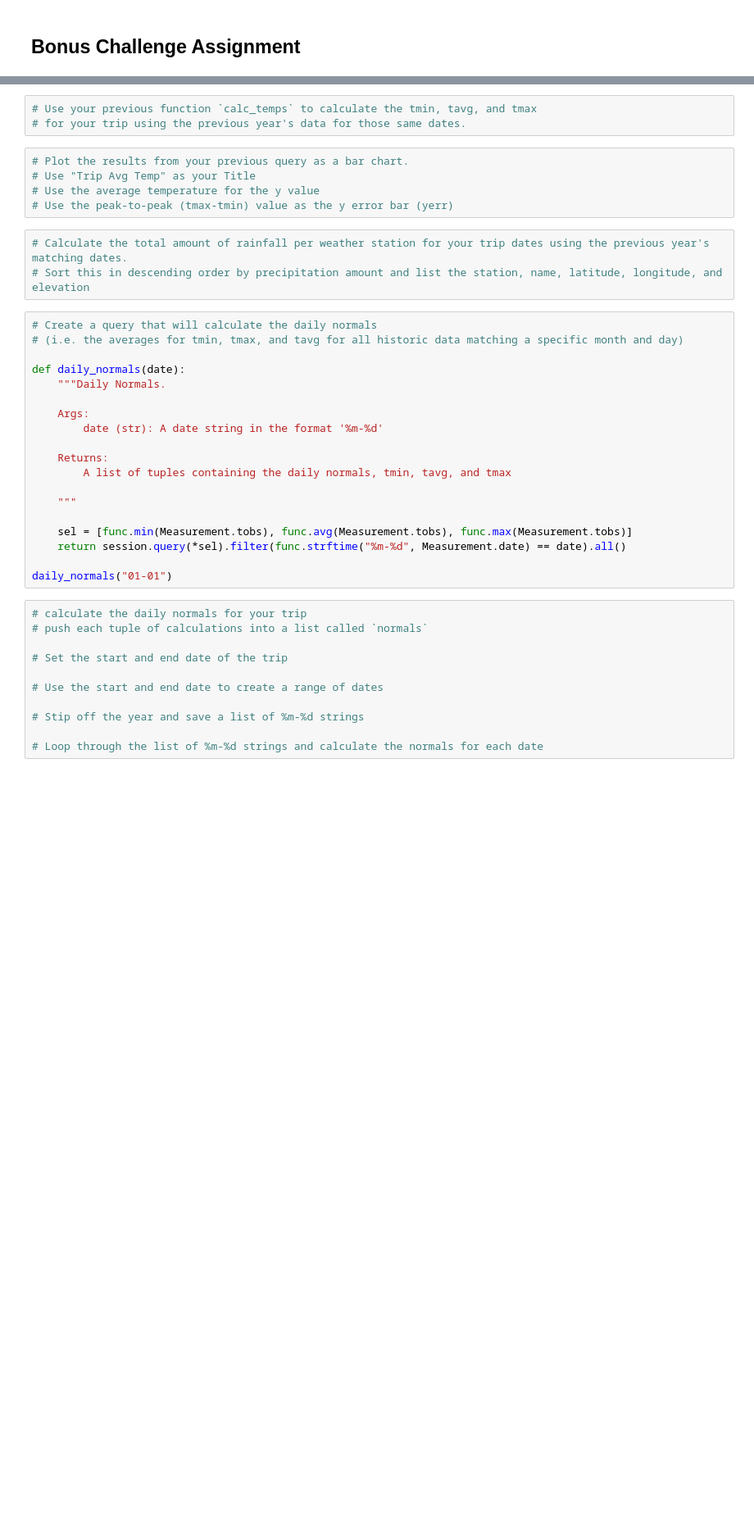
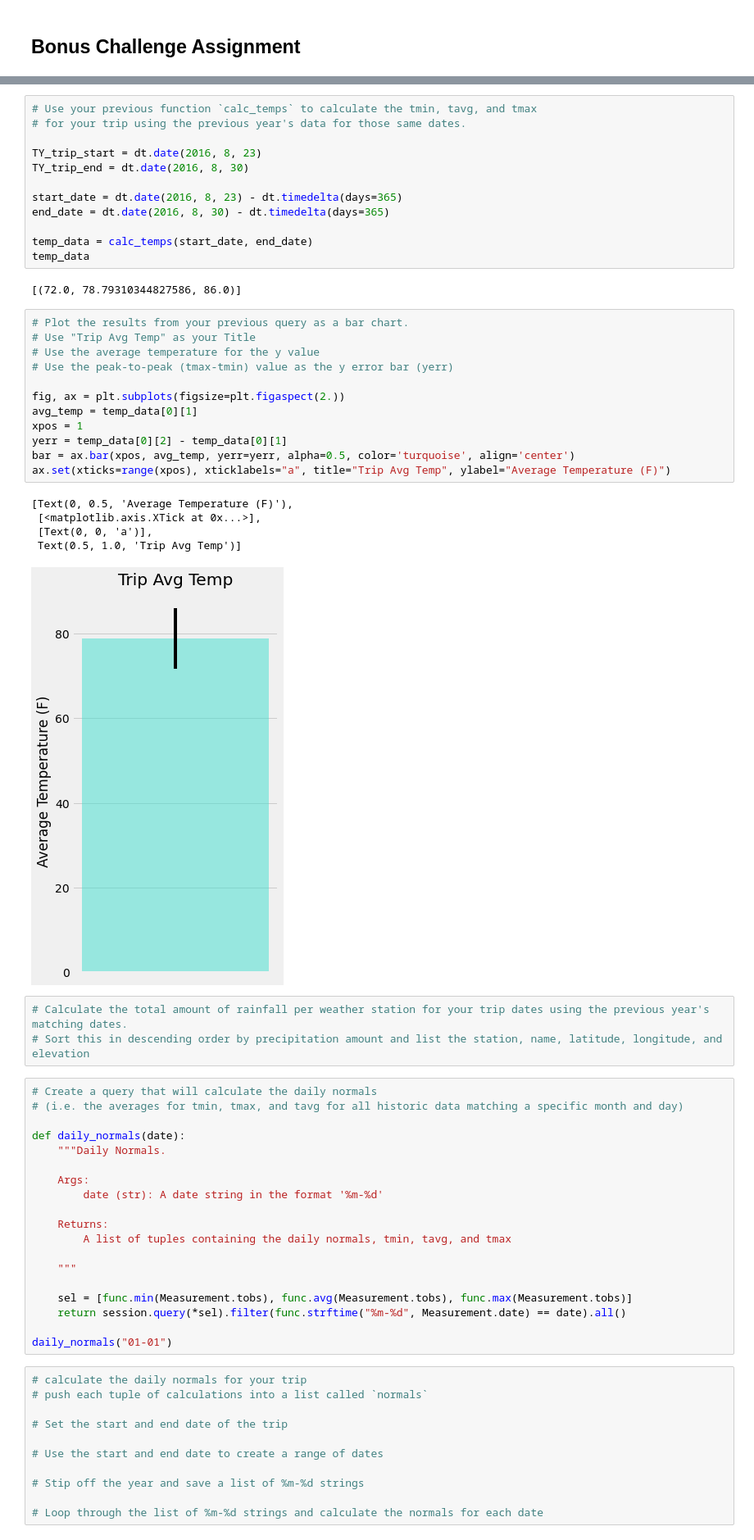
Before and after one commit to schoo424/sqlalchemy-challenge, a Jupyter notebook: climate_starter.ipynb, the cells around one changed output, grey strips where cells are left out. Shown: that part at 82% size. Saved outputs shown, nothing was run; the diff lists cells and outputs as text; blank space fills up the shorter version.

```diff
--- a/climate_starter.ipynb
+++ b/climate_starter.ipynb
@@ -272,11 +302,35 @@ print(calc_temps('2012-02-28', '2012-03-05'))
 # %%
 # Use your previous function `calc_temps` to calculate the tmin, tavg, and tmax
 # for your trip using the previous year's data for those same dates.
+
+TY_trip_start = dt.date(2016, 8, 23)
+TY_trip_end = dt.date(2016, 8, 30)
+
+start_date = dt.date(2016, 8, 23) - dt.timedelta(days=365)
+end_date = dt.date(2016, 8, 30) - dt.timedelta(days=365)
+
+temp_data = calc_temps(start_date, end_date)
+temp_data
+# %% [output]
+[(72.0, 78.79310344827586, 86.0)]
 # %%
 # Plot the results from your previous query as a bar chart.
 # Use "Trip Avg Temp" as your Title
 # Use the average temperature for the y value
 # Use the peak-to-peak (tmax-tmin) value as the y error bar (yerr)
+
+fig, ax = plt.subplots(figsize=plt.figaspect(2.))
+avg_temp = temp_data[0][1]
+xpos = 1
+yerr = temp_data[0][2] - temp_data[0][1]
+bar = ax.bar(xpos, avg_temp, yerr=yerr, alpha=0.5, color='turquoise', align='center')
+ax.set(xticks=range(xpos), xticklabels="a", title="Trip Avg Temp", ylabel="Average Temperature (F)")
+# %% [output]
+[Text(0, 0.5, 'Average Temperature (F)'),
+ [<matplotlib.axis.XTick at 0x...>],
+ [Text(0, 0, 'a')],
+ Text(0.5, 1.0, 'Trip Avg Temp')]
+[figure, added]
 # %%
 # Calculate the total amount of rainfall per weather station for your trip dates using the previous year's matching dates.
 # Sort this in descending order by precipitation amount and list the station, name, latitude, longitude, and elevation
```
Also changed, not shown: parts of 5 cells of this notebook.
